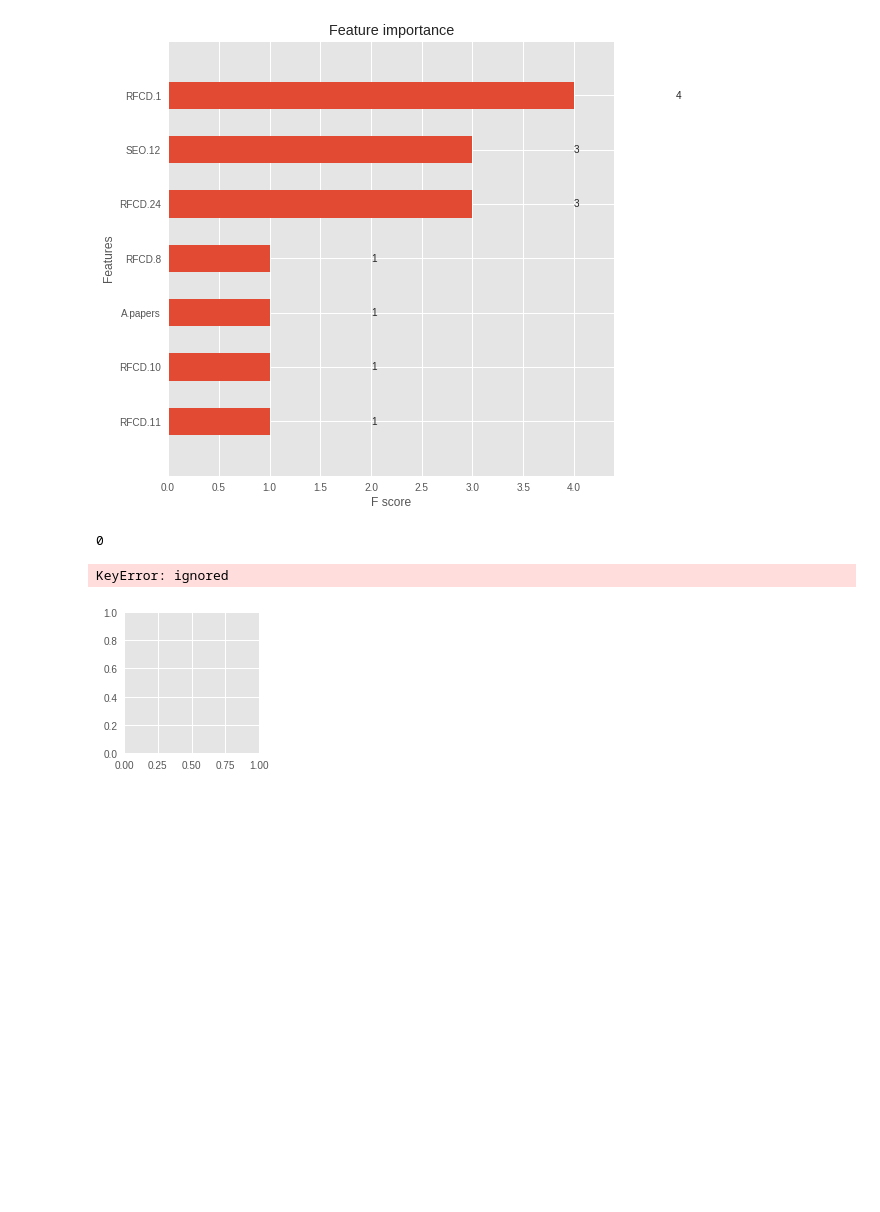
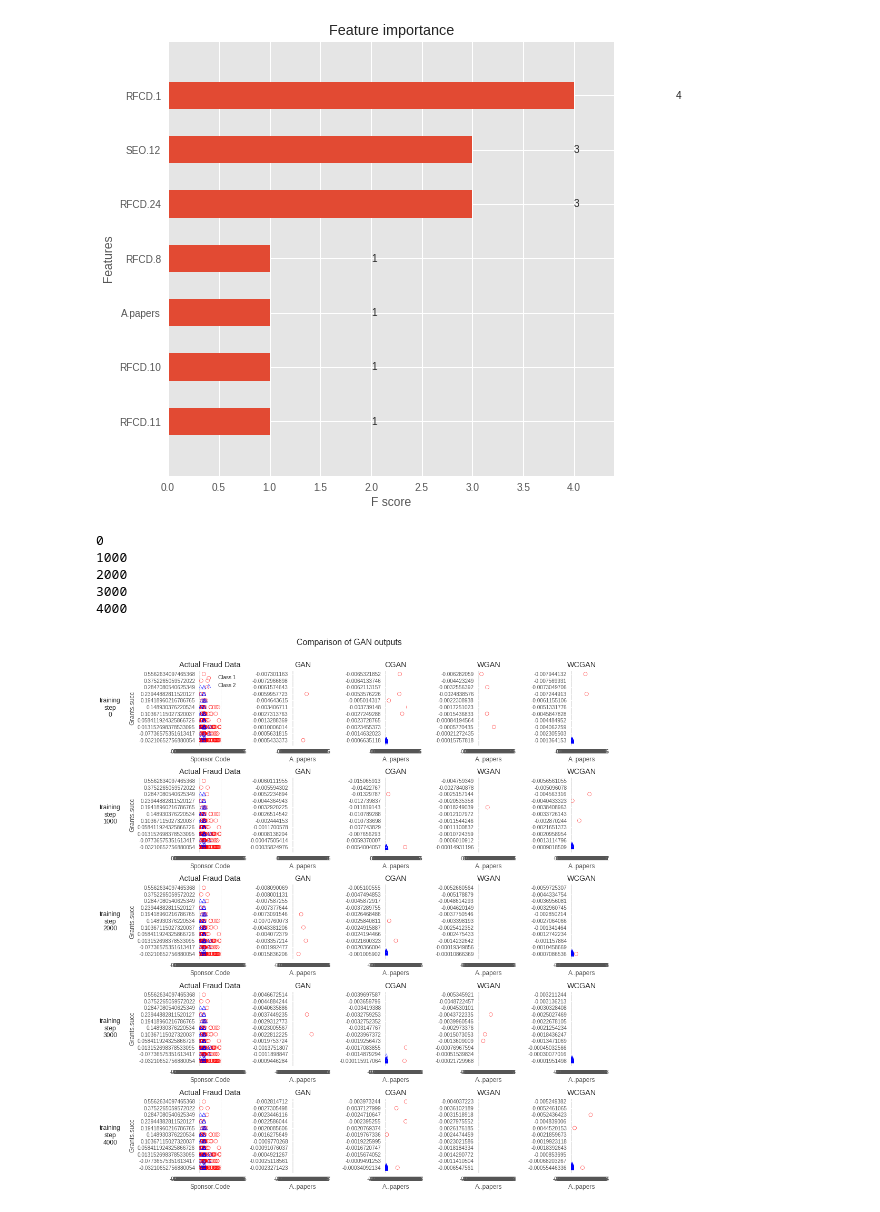
Before and after one commit to 2018HCIntern/2018HCIntern, a Jupyter notebook: GAN/Runnable.ipynb, the cells around one changed output. Cells and saved outputs as stored; diff of their text form; code cells hidden in the pictures; blank space fills up the shorter version.

```diff
--- a/GAN/Runnable.ipynb
+++ b/GAN/Runnable.ipynb
@@ -777,16 +777,16 @@ z = np.random.normal(size=(test_size, rand_dim))
 x = get_data_batch(train, test_size, seed=seed)
 real_samples = pd.DataFrame(x, columns=data_cols+label_cols)
 labels = x[:,-label_dim:]
-
+# print(real_samples)
 # colors = ['C1','C9']
 # colors = ['xkcd:plum', 'xkcd:navy']
 colors = ['red','blue']
 markers = ['o','^']
 class_labels = ['Class 1','Class 2']
 
-col1, col2 = 'V17', 'V10'
+col1, col2 = 'Sponsor.Code', 'Grants.succ'
 
-base_dir = 'cache lr mix base 128 act mix 171026/'
+base_dir = 'drive/cache/'
 # %%
 model_steps = [ 0, 1000, 2000, 3000, 4000]
 rows = len(model_steps)
@@ -795,13 +795,13 @@ columns = 5
 axarr = [[]]*len(model_steps)
 
 fig = plt.figure(figsize=(14,rows*3))
-
+# print(real_samples.columns)
 for model_step_ix, model_step in enumerate( model_steps ):
     print(model_step)
 
     axarr[model_step_ix] = plt.subplot(rows, columns, model_step_ix*columns + 1)
 
-    for group, color, marker, label in zip( real_samples.groupby('Grant.Status_1'), colors, markers, class_labels ):
+    for group, color, marker, label in zip( real_samples.groupby('Class_1'), colors, markers, class_labels ):
         plt.scatter( group[1][[col1]], group[1][[col2]],
                          label=label, marker=marker, edgecolors=color, facecolors='none' )
 
@@ -820,33 +820,36 @@ for model_step_ix, model_step in enumerate( model_steps ):
 
         generator_model.load_weights( base_dir + model_name + '_generator_model_weights_step_'+str(model_step)+'.h5')
 
         ax = plt.subplot(rows, columns, model_step_ix*columns + 1 + (i+1) )
 
         if with_class:
             g_z = generator_model.predict([z, labels])
             gen_samples = pd.DataFrame(g_z, columns=data_cols+label_cols)
-            for group, color, marker, label in zip( gen_samples.groupby('Grant.Status_1'), colors, markers, class_labels ):
+            for group, color, marker, label in zip( gen_samples.groupby('Class_1'), colors, markers, class_labels ):
                 plt.scatter( group[1][[col1]], group[1][[col2]],
                                  label=label, marker=marker, edgecolors=color, facecolors='none' )
         else:
             g_z = generator_model.predict(z)
             gen_samples = pd.DataFrame(g_z, columns=data_cols)
             plt.scatter( gen_samples[[col1]], gen_samples[[col2]],
                              label=class_labels[0], marker=markers[0], edgecolors=colors[0], facecolors='none' )
         plt.title(model_name)
         plt.xlabel(data_cols[0])
         ax.set_xlim(xlims), ax.set_ylim(ylims)
 
 
 plt.suptitle('Comparison of GAN outputs', size=16)
 plt.tight_layout(rect=[0.075,0,1,0.95])
 
 # Adding text labels for traning steps
 vpositions = np.array([ i._position.bounds[1] for i in axarr ])
 vpositions += ((vpositions[0] - vpositions[1]) * 0.35 )
 for model_step_ix, model_step in enumerate( model_steps ):
     fig.text( 0.05, vpositions[model_step_ix], 'training\nstep\n'+str(model_step), ha='center', va='center', size=12)
 # %% [output]
 0
+1000
+2000
+3000
+4000
-KeyError: ignored
-[figure, old version]
+[figure, new version]
```
Also changed, not shown: parts of 11 cells of this notebook.
